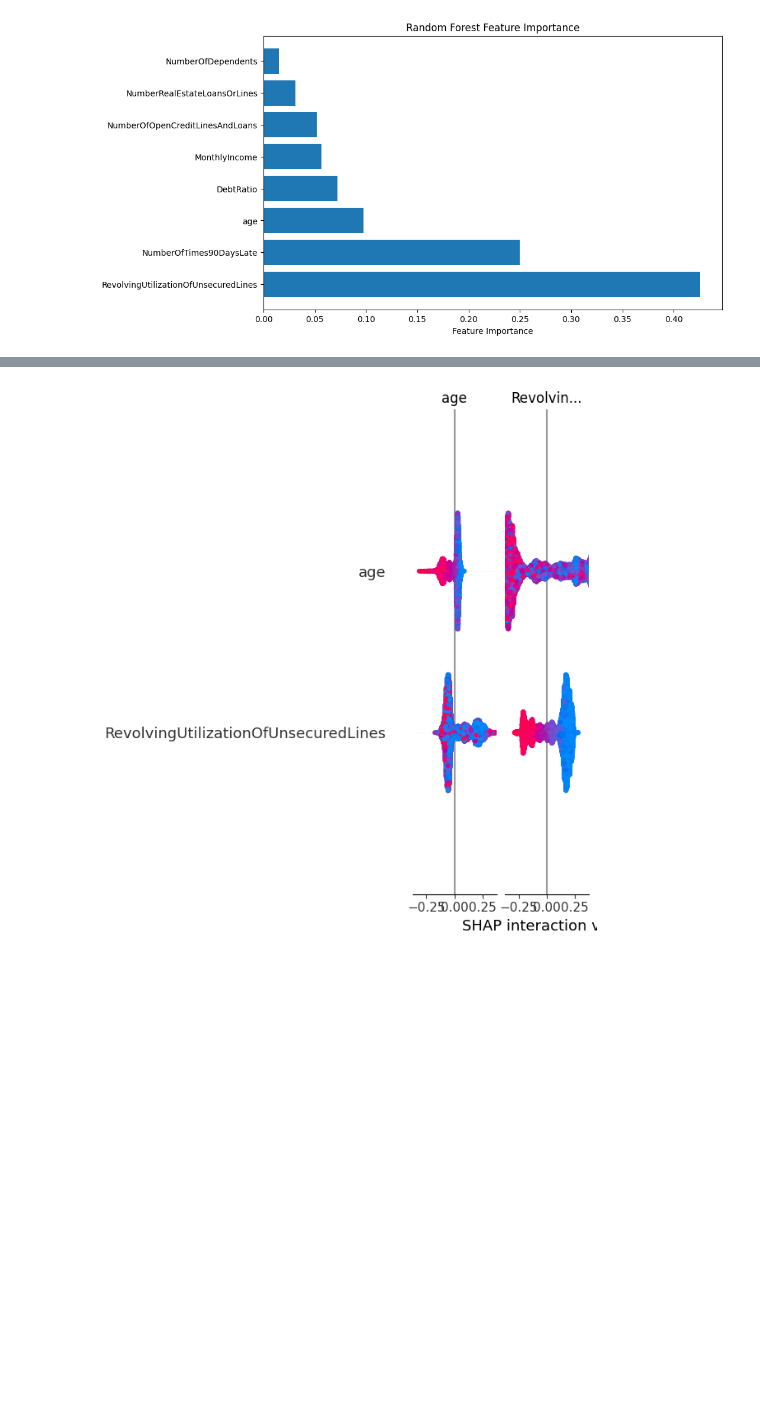
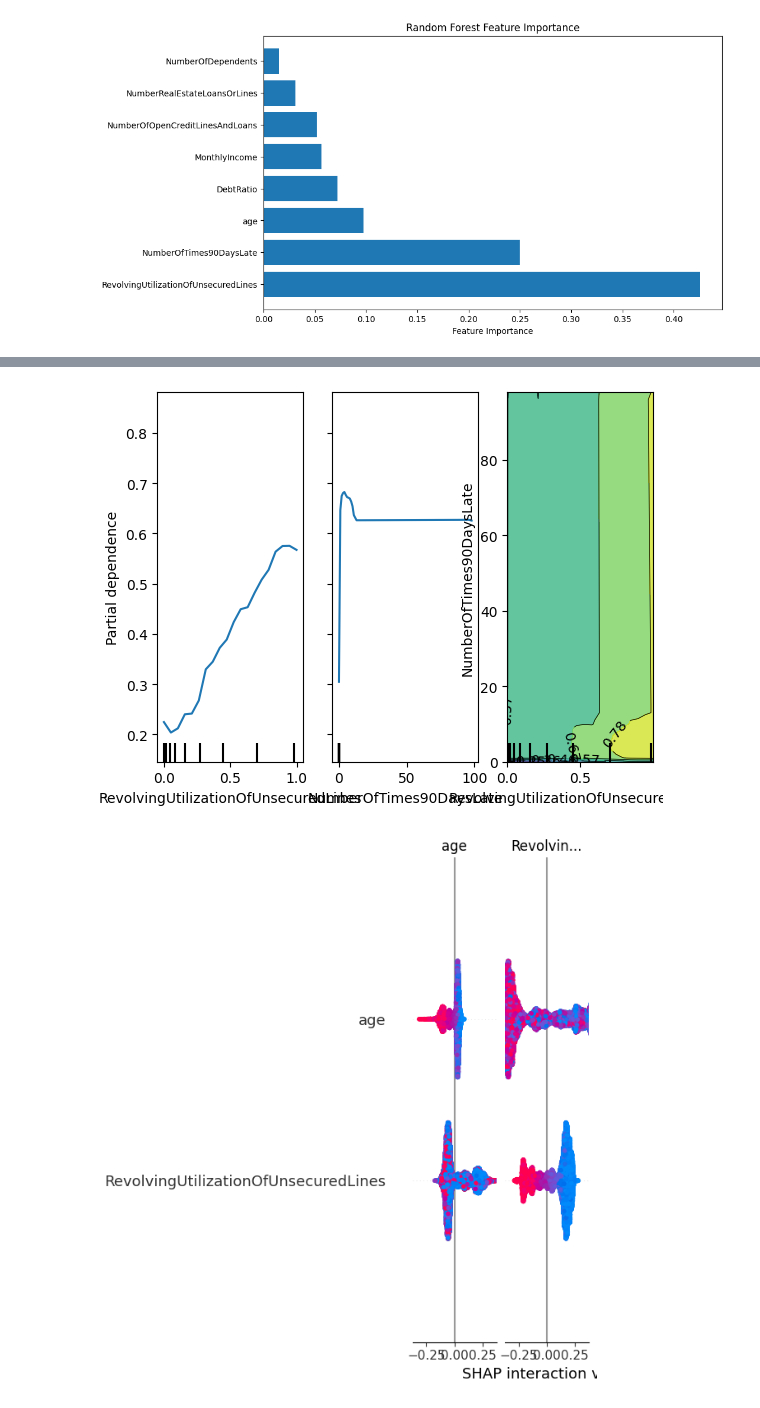
Before and after one commit to tawney-kirkland/credit, a Jupyter notebook: credit/modeling/modeling_exploration.ipynb, the cells around one changed output, grey strips where cells are left out. Drawn from its saved outputs; the diff is of its cells as text; code cells hidden in the pictures; blank space fills up the shorter version.

```diff
--- a/credit/modeling/modeling_exploration.ipynb
+++ b/credit/modeling/modeling_exploration.ipynb
@@ -225,3 +250,14 @@ plt.show()
+# %%
+# Get partial dependence data
+top_features = [X.columns[i] for i in indices[:3]]
+pdp_results = PartialDependenceDisplay.from_estimator(best_model,
+                                       X_train,
+                                       features=['RevolvingUtilizationOfUnsecuredLines','NumberOfTimes90DaysLate', ('RevolvingUtilizationOfUnsecuredLines','NumberOfTimes90DaysLate')],
+                                       kind='average',
+                                       **common_params
+                                       )
+# %% [output]
+[figure, added]
 # %%
 import shap
 
```
Also changed, not shown: parts of 17 cells of this notebook.
